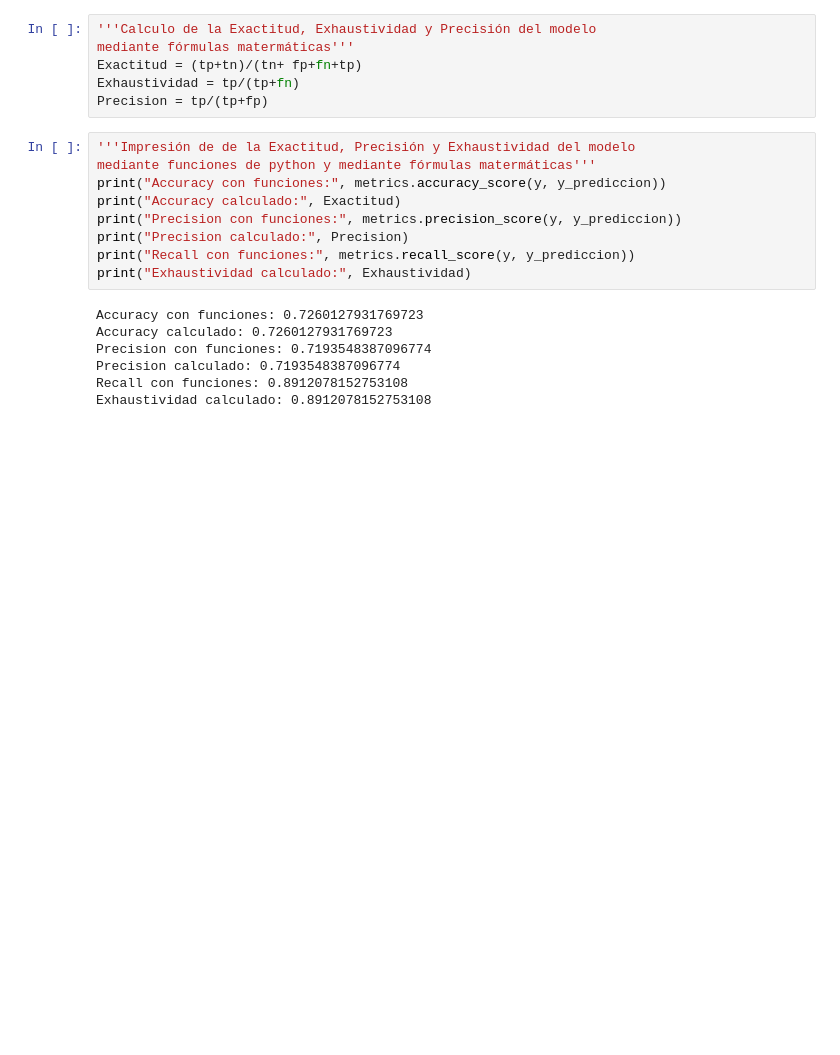
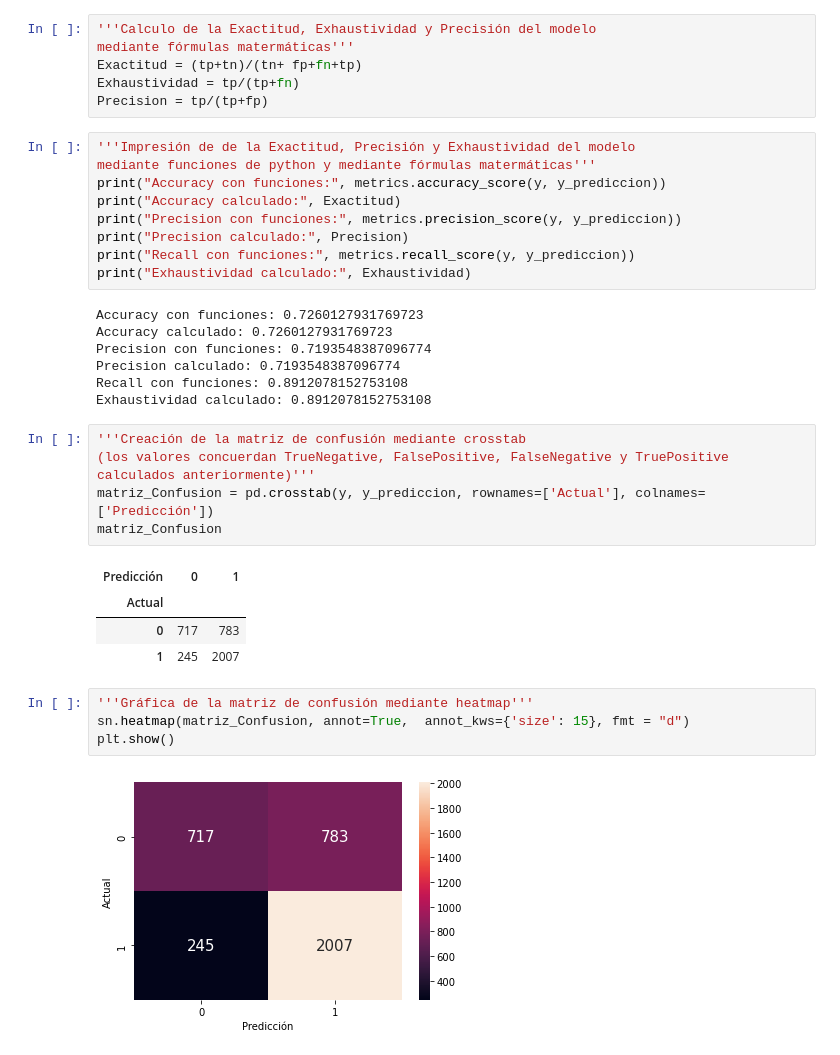
Before and after one commit to aczambrano3/Lab2-Arbol-de-Decision, a Jupyter notebook: Lab2_Arbol de decision.ipynb, the cells around one changed output. Cells and saved outputs as stored; diff of their text form; blank space fills up the shorter version.

Commit message:
creacion y grafica de la matriz de confusion mediante funciones de python

```diff
--- a/Lab2_Arbol de decision.ipynb
+++ b/Lab2_Arbol de decision.ipynb
@@ -103,3 +103,19 @@ Precision con funciones: 0.7193548387096774
 Precision calculado: 0.7193548387096774
 Recall con funciones: 0.8912078152753108
 Exhaustividad calculado: 0.8912078152753108
+# %%
+'''Creación de la matriz de confusión mediante crosstab
+(los valores concuerdan TrueNegative, FalsePositive, FalseNegative y TruePositive calculados anteriormente)'''
+matriz_Confusion = pd.crosstab(y, y_prediccion, rownames=['Actual'], colnames=['Predicción'])
+matriz_Confusion
+# %% [output]
+| Predicción | 0 | 1 |
+| Actual |  |  |
+| 0 | 717 | 783 |
+| 1 | 245 | 2007 |
+# %%
+'''Gráfica de la matriz de confusión mediante heatmap'''
+sn.heatmap(matriz_Confusion, annot=True,  annot_kws={'size': 15}, fmt = "d")
+plt.show()
+# %% [output]
+[figure, added]
```
